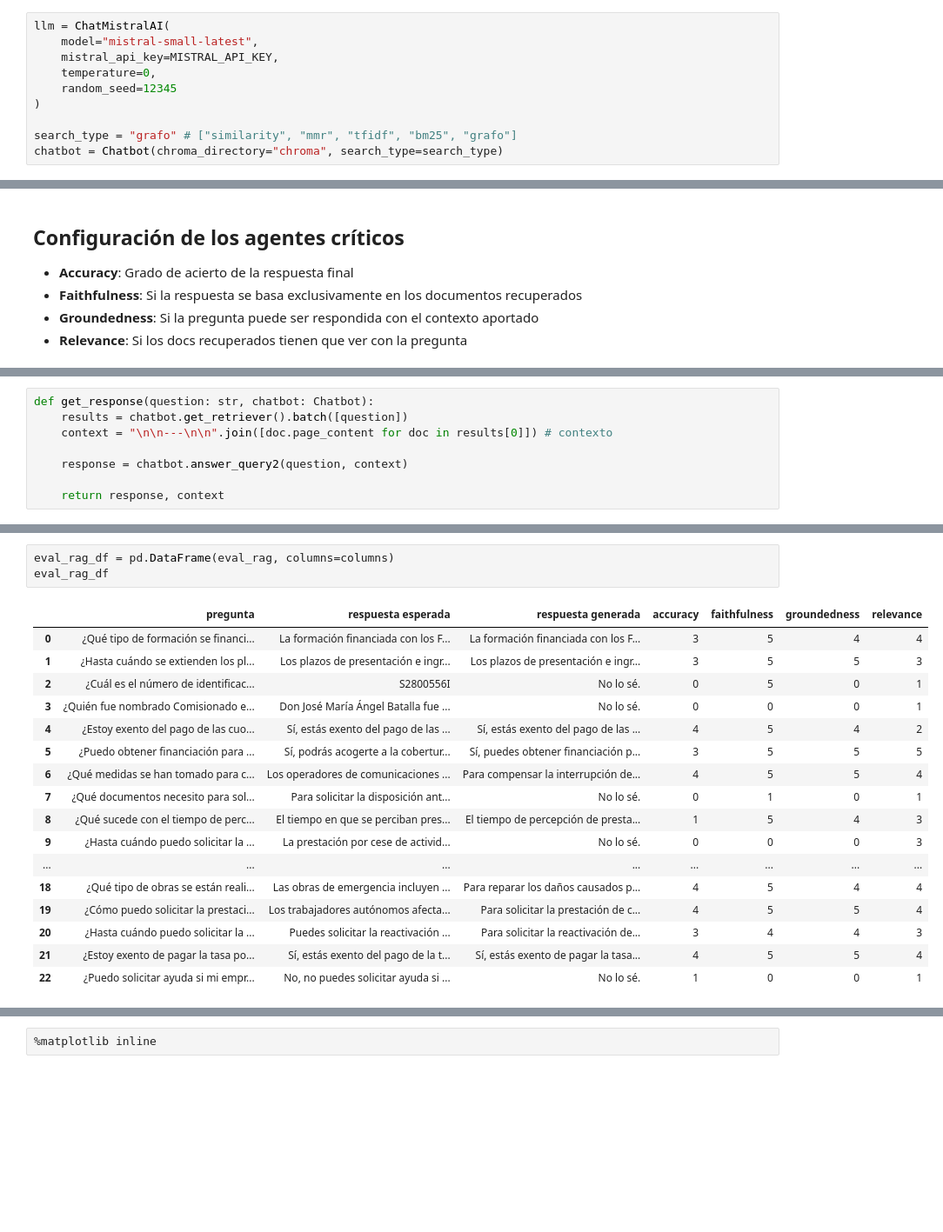
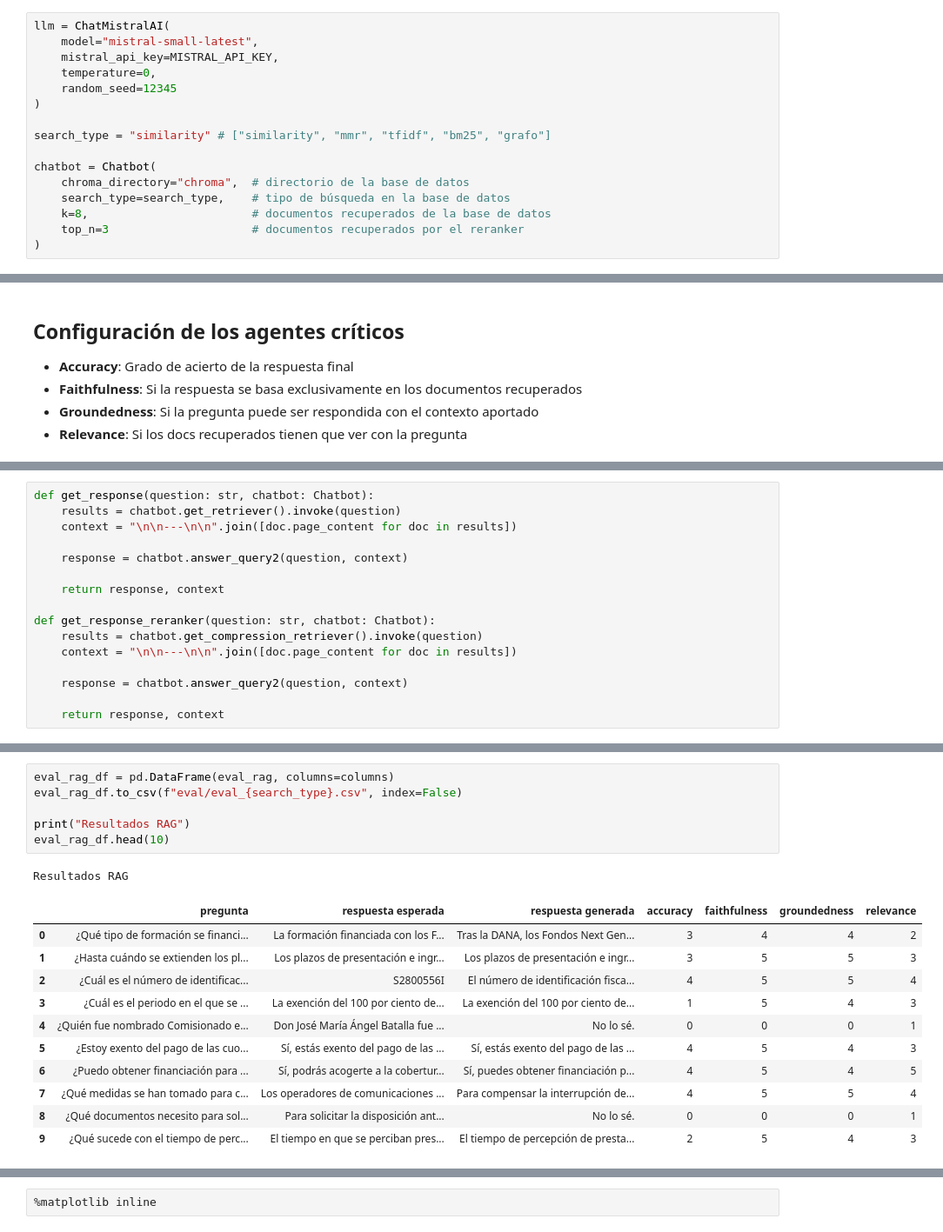
Before and after one commit to Valenz23/GeneRAG, a Jupyter notebook: rag_eval.ipynb, the cells around one changed output, grey strips where cells are left out. Shown at 87% size. Drawn from its saved outputs; the diff is of its cells as text; blank space fills up the shorter version.

```diff
--- a/rag_eval.ipynb
+++ b/rag_eval.ipynb
@@ -29,8 +29,14 @@ llm = ChatMistralAI(
     random_seed=12345
 )
 
-search_type = "grafo" # ["similarity", "mmr", "tfidf", "bm25", "grafo"]
-chatbot = Chatbot(chroma_directory="chroma", search_type=search_type)
+search_type = "similarity" # ["similarity", "mmr", "tfidf", "bm25", "grafo"]
+
+chatbot = Chatbot(
+    chroma_directory="chroma",  # directorio de la base de datos
+    search_type=search_type,    # tipo de búsqueda en la base de datos
+    k=8,                        # documentos recuperados de la base de datos
+    top_n=3                     # documentos recuperados por el reranker
+)
 # %% [markdown]
 Cargamos una muestra de nuestro dataset
 # %%
@@ -134,9 +134,17 @@ Respuesta:::
 """
 # %%
 def get_response(question: str, chatbot: Chatbot):
-    results = chatbot.get_retriever().batch([question])
-    context = "\n\n---\n\n".join([doc.page_content for doc in results[0]]) # contexto
+    results = chatbot.get_retriever().invoke(question)
+    context = "\n\n---\n\n".join([doc.page_content for doc in results])
 
     response = chatbot.answer_query2(question, context)
 
     return response, context
+
+def get_response_reranker(question: str, chatbot: Chatbot):
+    results = chatbot.get_compression_retriever().invoke(question)
+    context = "\n\n---\n\n".join([doc.page_content for doc in results])
+
+    response = chatbot.answer_query2(question, context)
+
+    return response, context
@@ -193,22 +229,20 @@ for index, row in tqdm(test_sample.iterrows(), desc="Evaluando el RAG", total=le
         continue
 # %%
 eval_rag_df = pd.DataFrame(eval_rag, columns=columns)
-eval_rag_df
+eval_rag_df.to_csv(f"eval/eval_{search_type}.csv", index=False)
+
+print("Resultados RAG")
+eval_rag_df.head(10)
 # %% [output]
+Resultados RAG
 |  | pregunta | respuesta esperada | respuesta generada | accuracy | faithfulness | groundedness | relevance |
-| 0 | ¿Qué tipo de formación se financi... | La formación financiada con los F... | La formación financiada con los F... | 3 | 5 | 4 | 4 |
+| 0 | ¿Qué tipo de formación se financi... | La formación financiada con los F... | Tras la DANA, los Fondos Next Gen... | 3 | 4 | 4 | 2 |
 | 1 | ¿Hasta cuándo se extienden los pl... | Los plazos de presentación e ingr... | Los plazos de presentación e ingr... | 3 | 5 | 5 | 3 |
-| 2 | ¿Cuál es el número de identificac... | S2800556I | No lo sé. | 0 | 5 | 0 | 1 |
-| 3 | ¿Quién fue nombrado Comisionado e... | Don José María Ángel Batalla fue ... | No lo sé. | 0 | 0 | 0 | 1 |
-| 4 | ¿Estoy exento del pago de las cuo... | Sí, estás exento del pago de las ... | Sí, estás exento del pago de las ... | 4 | 5 | 4 | 2 |
-| 5 | ¿Puedo obtener financiación para ... | Sí, podrás acogerte a la cobertur... | Sí, puedes obtener financiación p... | 3 | 5 | 5 | 5 |
-| 6 | ¿Qué medidas se han tomado para c... | Los operadores de comunicaciones ... | Para compensar la interrupción de... | 4 | 5 | 5 | 4 |
-| 7 | ¿Qué documentos necesito para sol... | Para solicitar la disposición ant... | No lo sé. | 0 | 1 | 0 | 1 |
-| 8 | ¿Qué sucede con el tiempo de perc... | El tiempo en que se perciban pres... | El tiempo de percepción de presta... | 1 | 5 | 4 | 3 |
-| 9 | ¿Hasta cuándo puedo solicitar la ... | La prestación por cese de activid... | No lo sé. | 0 | 0 | 0 | 3 |
-| ... | ... | ... | ... | ... | ... | ... | ... |
-| 18 | ¿Qué tipo de obras se están reali... | Las obras de emergencia incluyen ... | Para reparar los daños causados p... | 4 | 5 | 4 | 4 |
-| 19 | ¿Cómo puedo solicitar la prestaci... | Los trabajadores autónomos afecta... | Para solicitar la prestación de c... | 4 | 5 | 5 | 4 |
-| 20 | ¿Hasta cuándo puedo solicitar la ... | Puedes solicitar la reactivación ... | Para solicitar la reactivación de... | 3 | 4 | 4 | 3 |
-| 21 | ¿Estoy exento de pagar la tasa po... | Sí, estás exento del pago de la t... | Sí, estás exento de pagar la tasa... | 4 | 5 | 5 | 4 |
-| 22 | ¿Puedo solicitar ayuda si mi empr... | No, no puedes solicitar ayuda si ... | No lo sé. | 1 | 0 | 0 | 1 |
+| 2 | ¿Cuál es el número de identificac... | S2800556I | El número de identificación fisca... | 4 | 5 | 5 | 4 |
+| 3 | ¿Cuál es el periodo en el que se ... | La exención del 100 por ciento de... | La exención del 100 por ciento de... | 1 | 5 | 4 | 3 |
+| 4 | ¿Quién fue nombrado Comisionado e... | Don José María Ángel Batalla fue ... | No lo sé. | 0 | 0 | 0 | 1 |
+| 5 | ¿Estoy exento del pago de las cuo... | Sí, estás exento del pago de las ... | Sí, estás exento del pago de las ... | 4 | 5 | 4 | 3 |
+| 6 | ¿Puedo obtener financiación para ... | Sí, podrás acogerte a la cobertur... | Sí, puedes obtener financiación p... | 4 | 5 | 4 | 5 |
+| 7 | ¿Qué medidas se han tomado para c... | Los operadores de comunicaciones ... | Para compensar la interrupción de... | 4 | 5 | 5 | 4 |
+| 8 | ¿Qué documentos necesito para sol... | Para solicitar la disposición ant... | No lo sé. | 0 | 0 | 0 | 1 |
+| 9 | ¿Qué sucede con el tiempo de perc... | El tiempo en que se perciban pres... | El tiempo de percepción de presta... | 2 | 5 | 4 | 3 |
```
Also changed, not shown: parts of 11 cells of this notebook, 5 other files.
